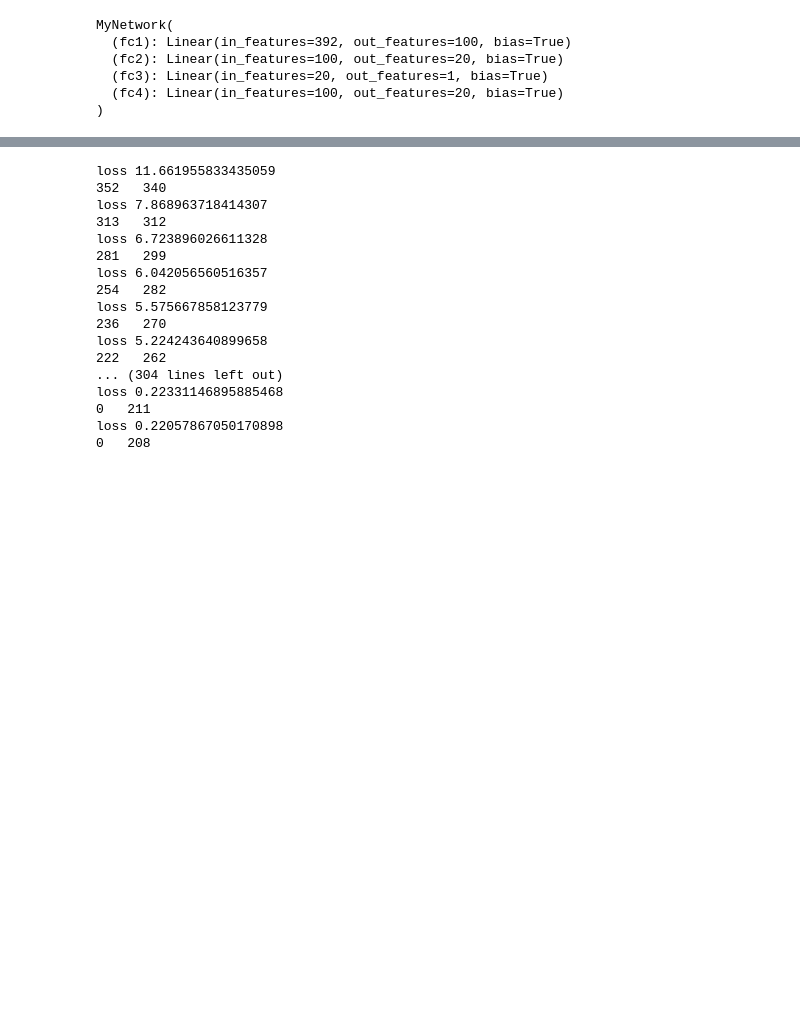
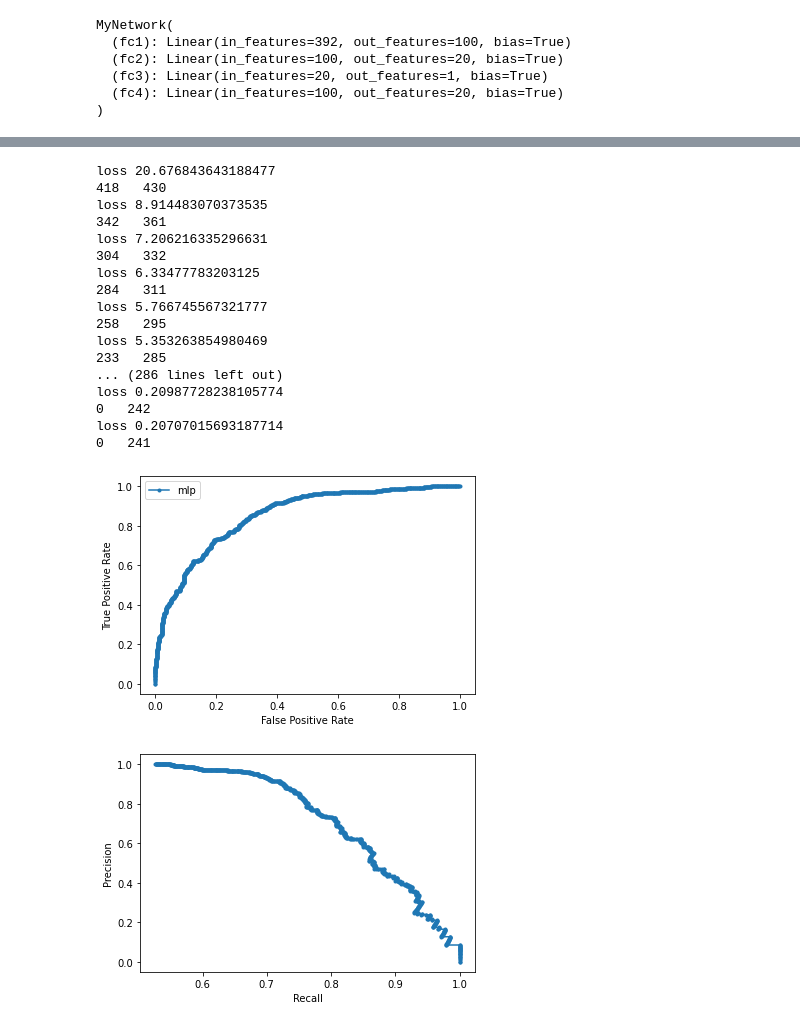
Before and after one commit to emdezla/DeepLearning, a Jupyter notebook: deep_learning.ipynb, the cells around one changed output, grey strips where cells are left out. Cells and saved outputs as stored; diff of their text form; code cells hidden in the pictures; blank space fills up the shorter version.

```diff
--- a/deep_learning.ipynb
+++ b/deep_learning.ipynb
@@ -230,28 +342,47 @@ def compute_nb_errors_aux(model, data_input, data_target, batch):
 # %%
 epochs = 160
 losses = torch.zeros((3, epochs))
 model2 = MyNetwork()
 for e in range(epochs):
     print("loss",training_aux(train_input_first_approach, train_target.float(), train_classes, model2 , 100, 0.001)[2].item())
     print(compute_nb_errors_aux(model2, train_input_first_approach,train_target, 100), " ",compute_nb_errors_aux(model2, test_input_first_approach,test_target, 100))
+    if e == 150:
+      output, _ = model2(test_input_first_approach)
+      fpr, tpr, _  = (roc_true(test_target.tolist(),torch.flatten(output).tolist()))
+      pyplot.plot(fpr, tpr, marker='.', label='mlp')
+      pyplot.xlabel('False Positive Rate')
+      pyplot.ylabel('True Positive Rate')
+      # show the legend
+      pyplot.legend()
+      # show the plot
+      pyplot.show()
+
+      lr_recall, lr_precision, _  = (precision_recall(test_target.tolist(),torch.flatten(output).tolist()))
+      pyplot.plot(lr_recall, lr_precision, marker='.', label='Logistic')
+      # axis labels
+      pyplot.xlabel('Recall')
+      pyplot.ylabel('Precision')
+      break
 # %% [output]
-loss 11.661955833435059
-352   340
-loss 7.868963718414307
-313   312
-loss 6.723896026611328
-281   299
-loss 6.042056560516357
-254   282
-loss 5.575667858123779
-236   270
-loss 5.224243640899658
-222   262
-... (304 lines left out)
-loss 0.22331146895885468
-0   211
-loss 0.22057867050170898
-0   208
+loss 20.676843643188477
+418   430
+loss 8.914483070373535
+342   361
+loss 7.206216335296631
+304   332
+loss 6.33477783203125
+284   311
+loss 5.766745567321777
+258   295
+loss 5.353263854980469
+233   285
+... (286 lines left out)
+loss 0.20987728238105774
+0   242
+loss 0.20707015693187714
+0   241
+[figure, added]
+[figure, added]
 # %%
 from torchvision.models.resnet import ResNet, BasicBlock
 class MnistResNet(ResNet):
```
Also changed, not shown: parts of 8 cells of this notebook.
